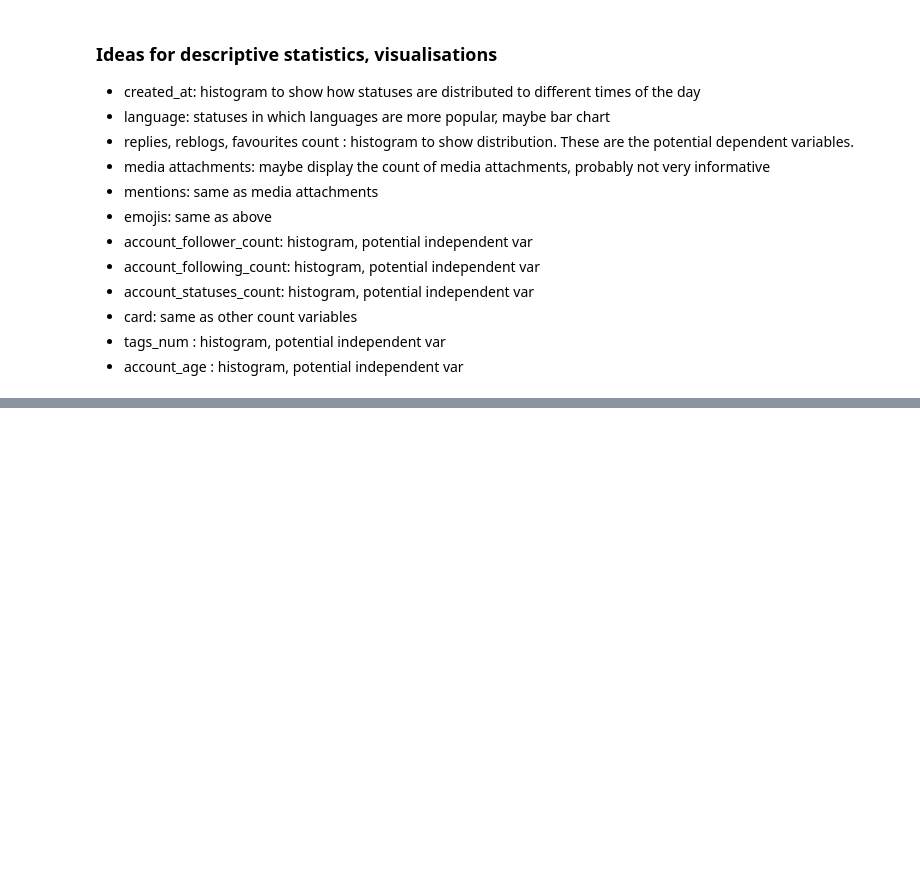
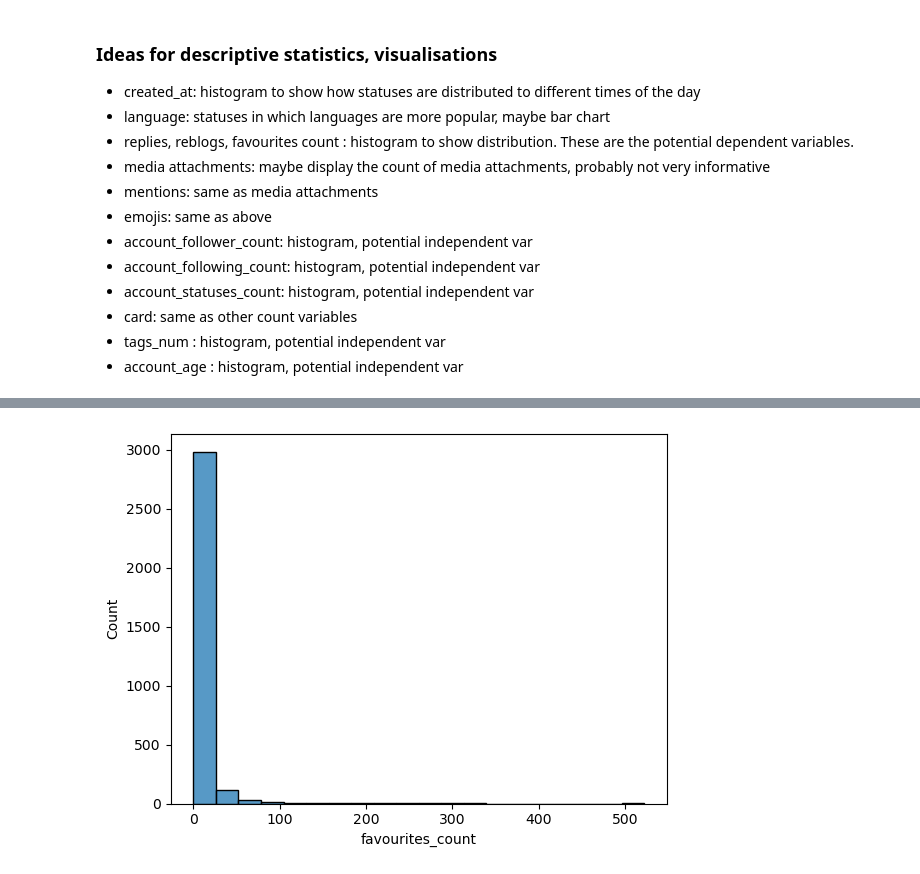
Before and after one commit to ruseny/mastodon-project, a Jupyter notebook: notebooks/analyses.ipynb, the cells around one changed output, grey strips where cells are left out. Saved outputs shown, nothing was run; the diff lists cells and outputs as text; code cells hidden in the pictures; blank space fills up the shorter version.

```diff
--- a/notebooks/analyses.ipynb
+++ b/notebooks/analyses.ipynb
@@ -44,0 +81,4 @@ memory usage: 1.5+ MB
+# %%
+hist4 = sns.histplot(df_statuses, x = "favourites_count", bins = 20)
+# %% [output]
+[figure, added]
```
Also changed, not shown: parts of 48 cells of this notebook, 1 other file.
